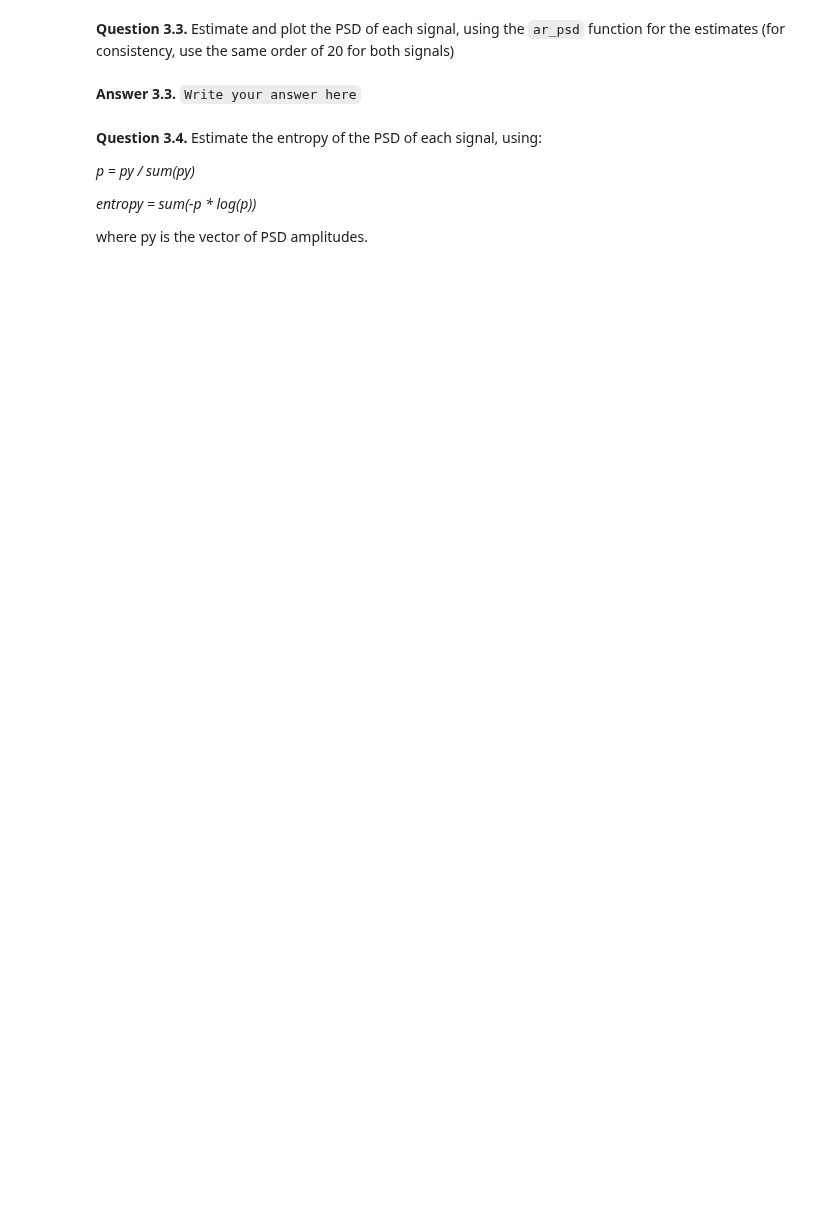
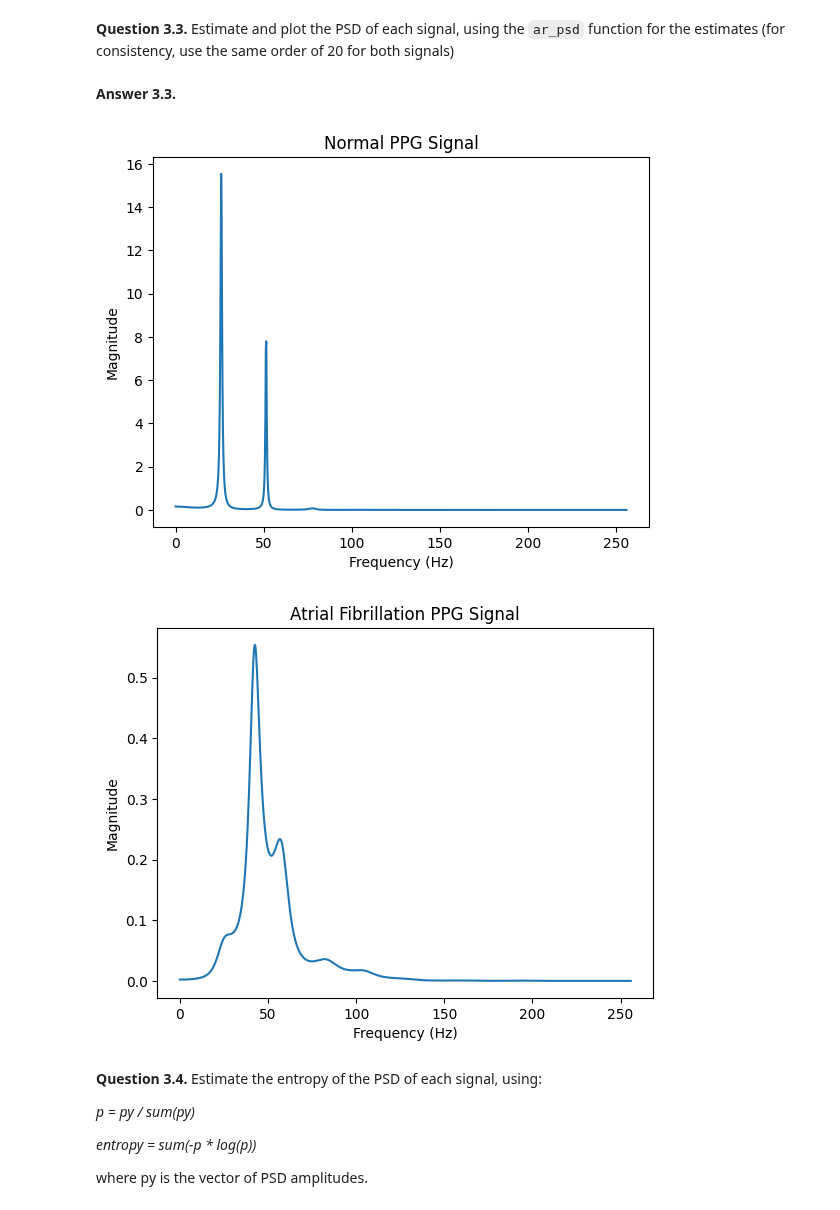
Before and after one commit to roduit/EE-512-Biomedical-signal-processing, a Jupyter notebook: labs/lab06/Lab_LinearModels2_complete.ipynb, the cells around one changed output. Saved outputs shown, nothing was run; the diff lists cells and outputs as text; code cells hidden in the pictures; blank space fills up the shorter version.

```diff
--- a/labs/lab06/Lab_LinearModels2_complete.ipynb
+++ b/labs/lab06/Lab_LinearModels2_complete.ipynb
@@ -493,7 +493,26 @@ The ratio of the excitation variance to the signal variance for the second PPG s
 # %% [markdown]
 **Question 3.3.** Estimate and plot the PSD of each signal, using the `ar_psd` function for the estimates (for consistency, use the same order of 20 for both signals)
 # %% [markdown]
-**Answer 3.3.** `Write your answer here`
+**Answer 3.3.**
+# %%
+py, f = ar_psd(ppg1, 20, fs)
+plt.figure()
+plt.plot(f, py)
+plt.xlabel('Frequency (Hz)')
+plt.ylabel('Magnitude')
+plt.title('Normal PPG Signal')
+plt.show()
+
+py2, f2 = ar_psd(ppg2, 20, fs)
+plt.figure()
+plt.plot(f2, py2)
+plt.xlabel('Frequency (Hz)')
+plt.ylabel('Magnitude')
+plt.title('Atrial Fibrillation PPG Signal')
+plt.show()
+# %% [output]
+[figure, added]
+[figure, added]
 # %% [markdown]
 **Question 3.4.** Estimate the entropy of the PSD of each signal, using:
 
```
Also changed, not shown: parts of 14 cells of this notebook.
